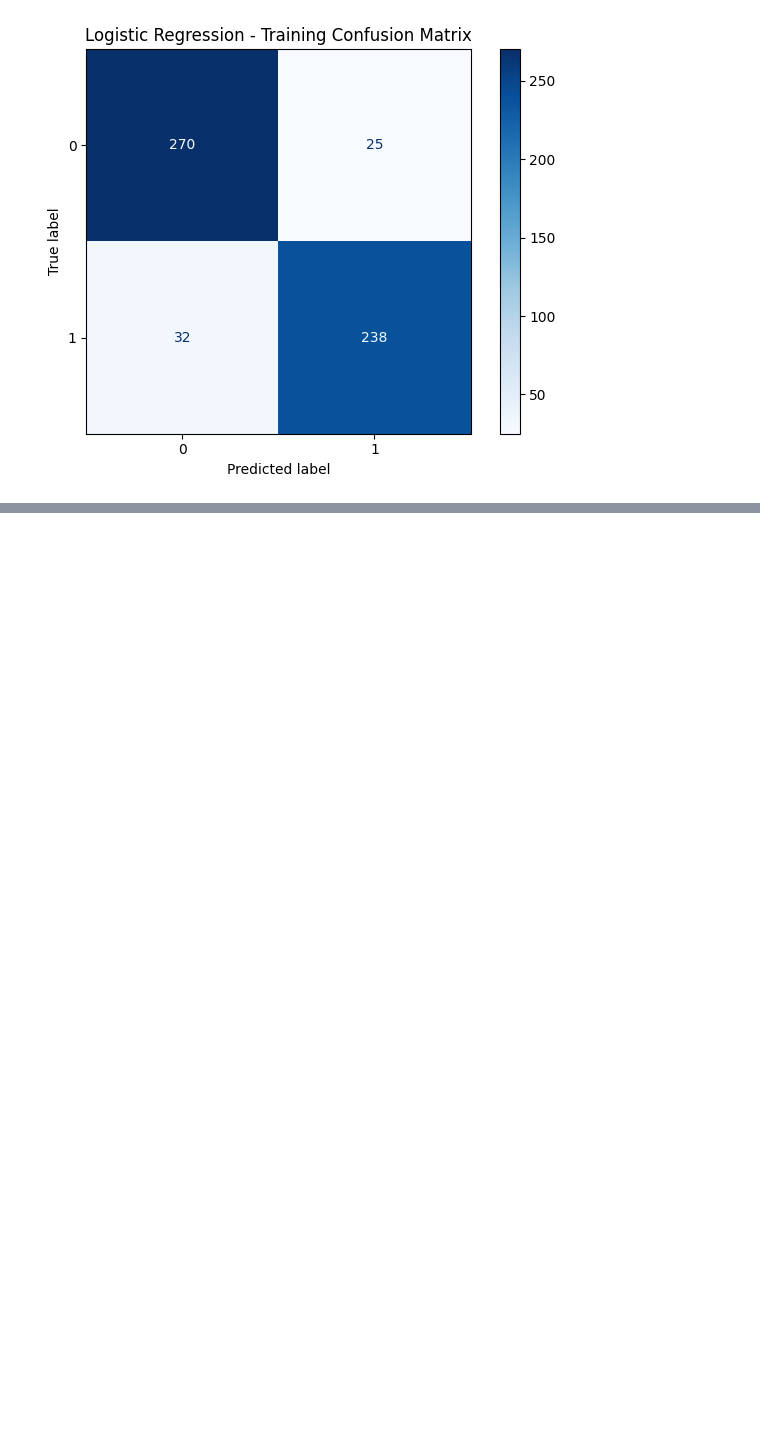
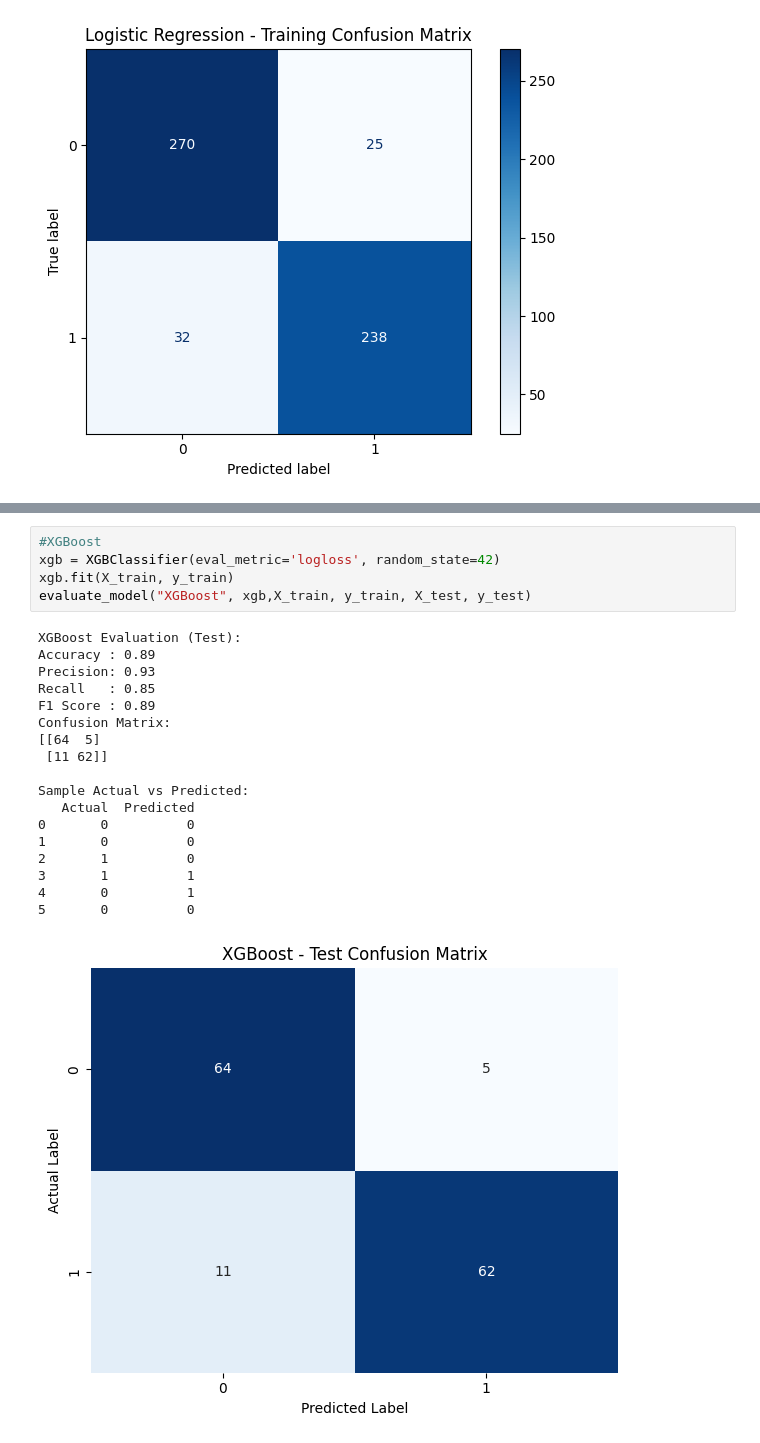
Before and after one commit to Shahaanb/ML-Weather-Model-Comparison, a Jupyter notebook: Different_Features/Precipitation_Binary.ipynb, the cells around one changed output, grey strips where cells are left out. Drawn from its saved outputs; the diff is of its cells as text; blank space fills up the shorter version.

```diff
--- a/Different_Features/Precipitation_Binary.ipynb
+++ b/Different_Features/Precipitation_Binary.ipynb
@@ -211,0 +238,24 @@ Sample Actual vs Predicted:
+# %%
+#XGBoost
+xgb = XGBClassifier(eval_metric='logloss', random_state=42)
+xgb.fit(X_train, y_train)
+evaluate_model("XGBoost", xgb,X_train, y_train, X_test, y_test)
+# %% [output]
+XGBoost Evaluation (Test):
+Accuracy : 0.89
+Precision: 0.93
+Recall   : 0.85
+F1 Score : 0.89
+Confusion Matrix:
+[[64  5]
+ [11 62]]
+
+Sample Actual vs Predicted:
+   Actual  Predicted
+0       0          0
+1       0          0
+2       1          0
+3       1          1
+4       0          1
+5       0          0
+[figure, added]
```
Also changed, not shown: parts of 6 cells of this notebook, 1 other file.
